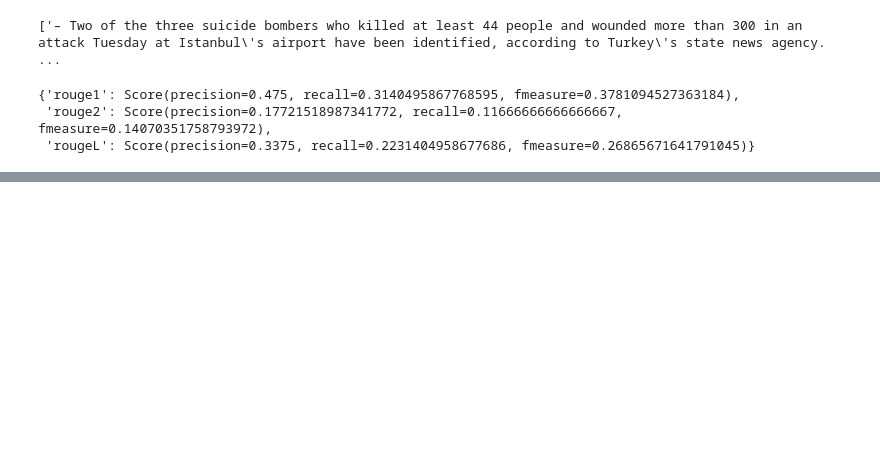
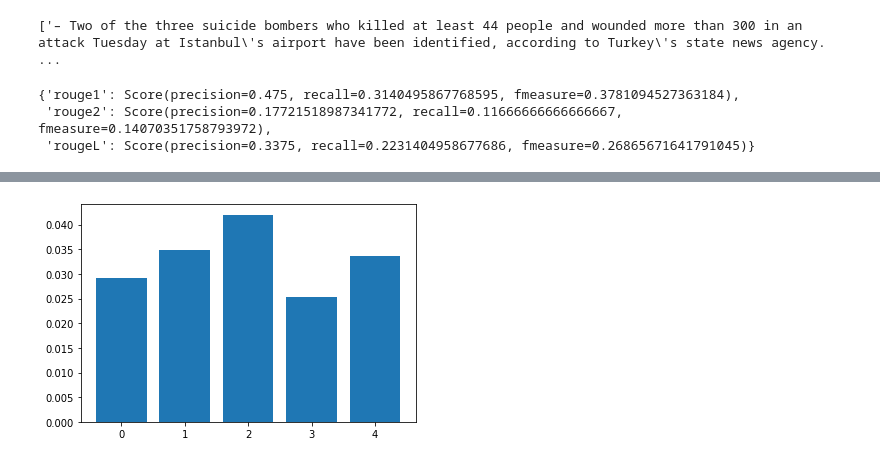
Before and after one commit to Kaiwen-d/DSGA_1006_capstone, a Jupyter notebook: notebooks/pegasus.ipynb, the cells around one changed output, grey strips where cells are left out. Cells and saved outputs as stored; diff of their text form; code cells hidden in the pictures; blank space fills up the shorter version.

Commit message:
add pegasus notebook

```diff
--- a/notebooks/pegasus.ipynb
+++ b/notebooks/pegasus.ipynb
@@ -105,5 +108,14 @@ scorer.score(''.join(pegasus_result['pred'][0]),pegasus_result['summary'][0])
 {'rouge1': Score(precision=0.475, recall=0.3140495867768595, fmeasure=0.3781094527363184),
  'rouge2': Score(precision=0.17721518987341772, recall=0.11666666666666667, fmeasure=0.14070351758793972),
  'rougeL': Score(precision=0.3375, recall=0.2231404958677686, fmeasure=0.26865671641791045)}
+# %%
+from datasets import concatenate_datasets, load_dataset
+shard_0 = load_from_disk("/scratch/kd1860/DSGA_1006_capstone/dataset/multi_news_test_pegasus/shard_0")
+shard_1 = load_from_disk("/scratch/kd1860/DSGA_1006_capstone/dataset/multi_news_test_pegasus/shard_1")
+shard_2 = load_from_disk("/scratch/kd1860/DSGA_1006_capstone/dataset/multi_news_test_pegasus/shard_2")
+shard_3 = load_from_disk("/scratch/kd1860/DSGA_1006_capstone/dataset/multi_news_test_pegasus/shard_3")
+shard_4 = load_from_disk("/scratch/kd1860/DSGA_1006_capstone/dataset/multi_news_test_pegasus/shard_4")
+# %%
+pegasus_result = concatenate_datasets([shard_0,shard_1,shard_2,shard_3,shard_4])
 # %%
 def get_rouge(document):
@@ -199,0 +157,11 @@ for i in test['clustered_scores']:
+# %%
+import matplotlib.pyplot as plt
+def cluster_mean_score(document):
+    l = []
+    for c in document['clustered_scores']:
+        l.append(np.mean(c))
+    document['cluster_rouge'] = l
+
+    return document
+# %%
+pegasus_rouge = pegasus_result.map(cluster_mean_score, num_proc = 8)
@@ -199,0 +177,5 @@ for i in test['clustered_scores']:
+# %%
+plt.bar(range(len(pegasus_rouge['cluster_rouge'][0])), pegasus_rouge['cluster_rouge'][0])
+plt.show()
+# %% [output]
+[figure, added]
```
Also changed, not shown: parts of 24 cells of this notebook.
